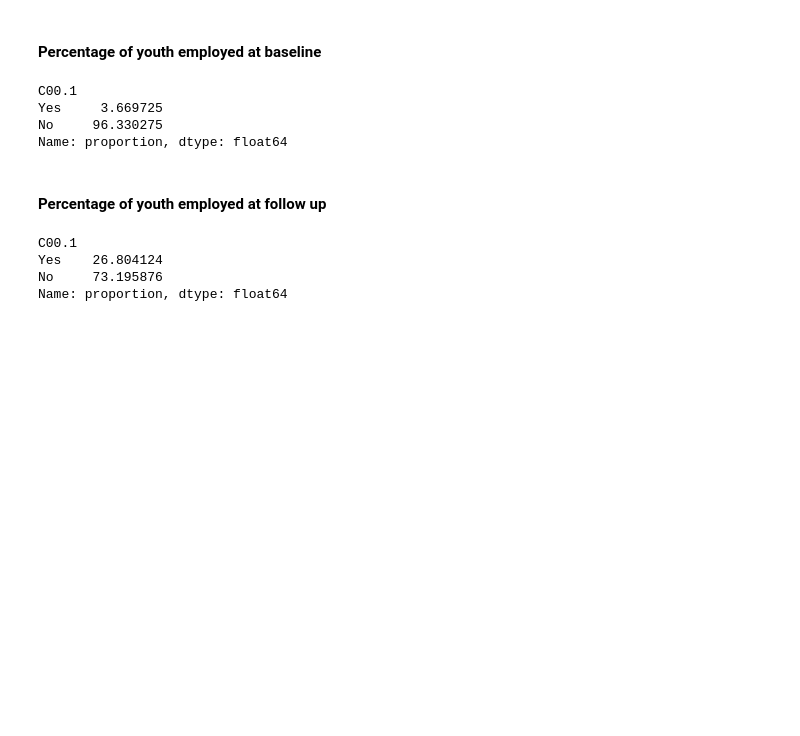
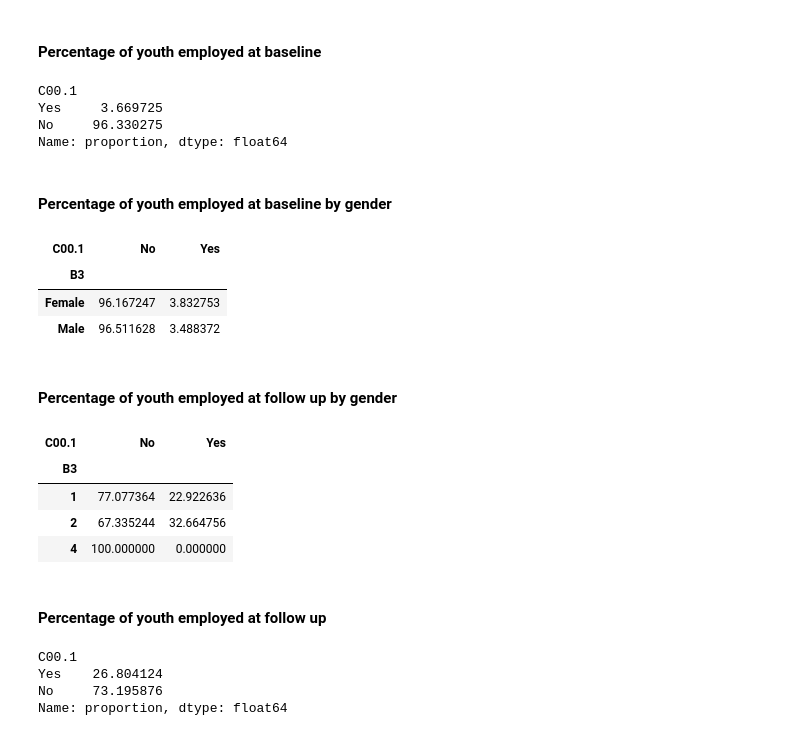
Before and after one commit to naeljb/GG8_FE_Indonesia, a Jupyter notebook: Baseline_Followup_Indonesia.ipynb, the cells around one changed output. Drawn from its saved outputs; the diff is of its cells as text; code cells hidden in the pictures; blank space fills up the shorter version.

```diff
--- a/Baseline_Followup_Indonesia.ipynb
+++ b/Baseline_Followup_Indonesia.ipynb
@@ -842,6 +859,27 @@ C00.1
 Yes     3.669725
 No     96.330275
 Name: proportion, dtype: float64
+# %% [markdown]
+#### Percentage of youth employed at baseline by gender
+# %%
+gender_employed_baseline = pd.crosstab(df1_baseline['B3'], df1_baseline['C00.1'], normalize='index')* 100  # row-wise
+gender_employed_baseline
+# %% [output]
+| C00.1 | No | Yes |
+| B3 |  |  |
+| Female | 96.167247 | 3.832753 |
+| Male | 96.511628 | 3.488372 |
+# %% [markdown]
+#### Percentage of youth employed at follow up by gender
+# %%
+gender_employed_follow = pd.crosstab(df1_follow['B3'], df1_follow['C00.1'], normalize='index')* 100  # row-wise
+gender_employed_follow
+# %% [output]
+| C00.1 | No | Yes |
+| B3 |  |  |
+| 1 | 77.077364 | 22.922636 |
+| 2 | 67.335244 | 32.664756 |
+| 4 | 100.000000 | 0.000000 |
 # %% [markdown]
 #### Percentage of youth employed at follow up
 # %%
```
Also changed, not shown: parts of 7 cells of this notebook.
